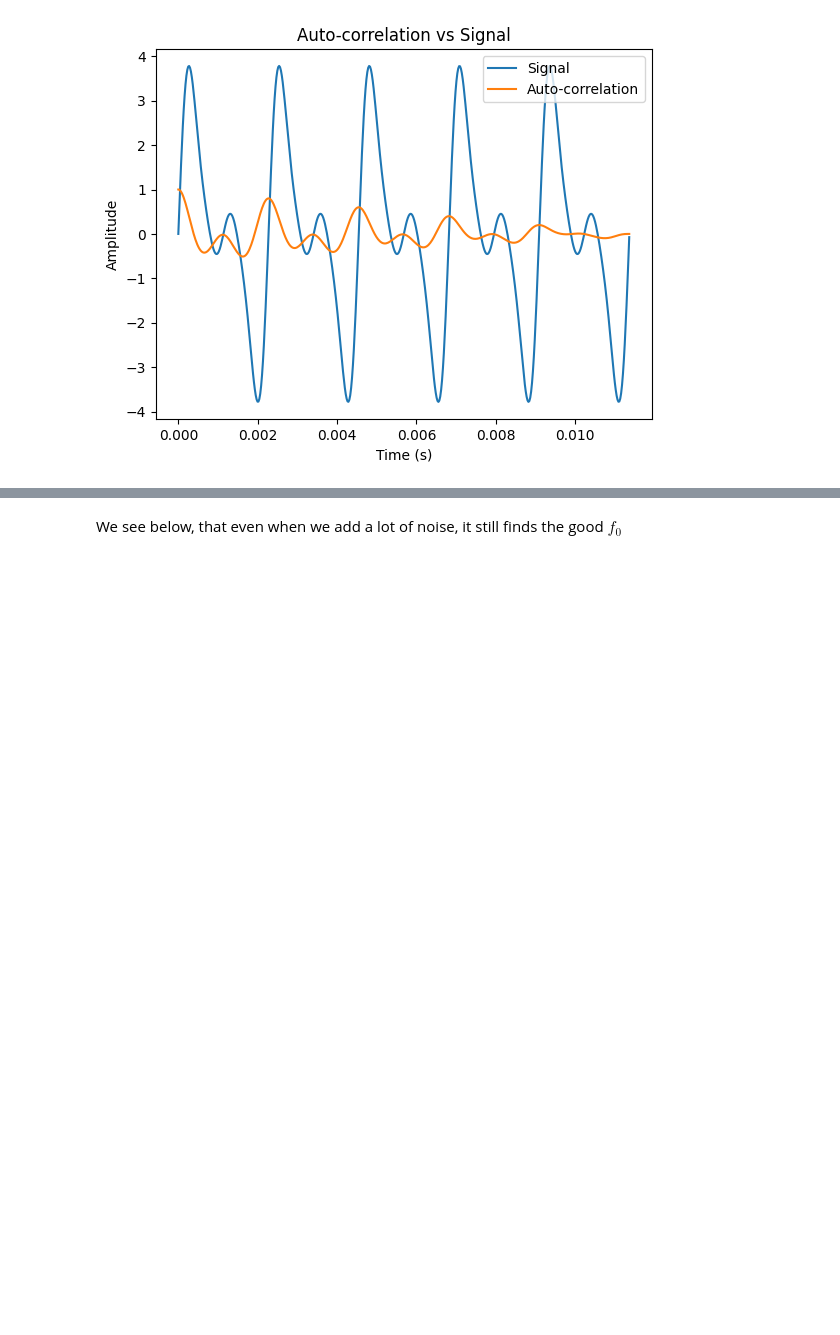
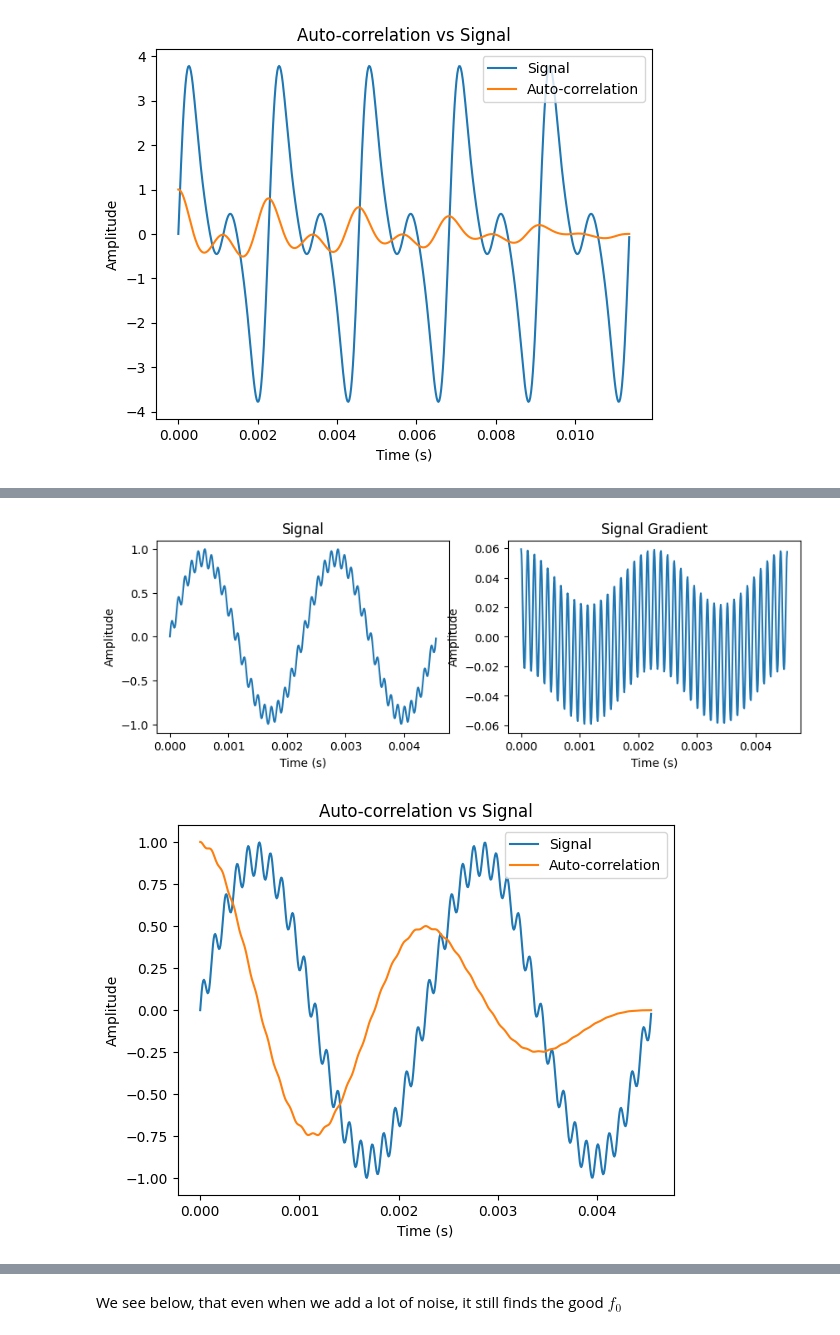
Before and after one commit to nathan-rousselot/pyautotune, a Jupyter notebook: notebooks/time-event-demo.ipynb, the cells around one changed output, grey strips where cells are left out. Cells and saved outputs as stored; diff of their text form; code cells hidden in the pictures; blank space fills up the shorter version.

```diff
--- a/notebooks/time-event-demo.ipynb
+++ b/notebooks/time-event-demo.ipynb
@@ -130,0 +131,20 @@ Pitch detected by peak rate of auto-correlation:  441.0 Hz
+# %%
+fs = 44100*3
+f0 = 440
+f1 = f0*20
+A = 0.9
+A1 = 0.1
+nb_of_periods = 2
+
+K = 0
+
+s0 = generate_signal(fs=fs, f0=f0, number_of_periods=nb_of_periods)
+s1 = generate_signal(fs=fs, f0=f1, number_of_periods=nb_of_periods, duration=nb_of_periods/f0)
+s = A*s0 + A1*s1
+
+visualize_signal(s, fs)
+ac_s = auto_correlation(s)
+visualize_signal(s, fs, ac_s=ac_s)
+# %% [output]
+[figure, added]
+[figure, added]
```
Also changed, not shown: parts of 2 cells of this notebook.
